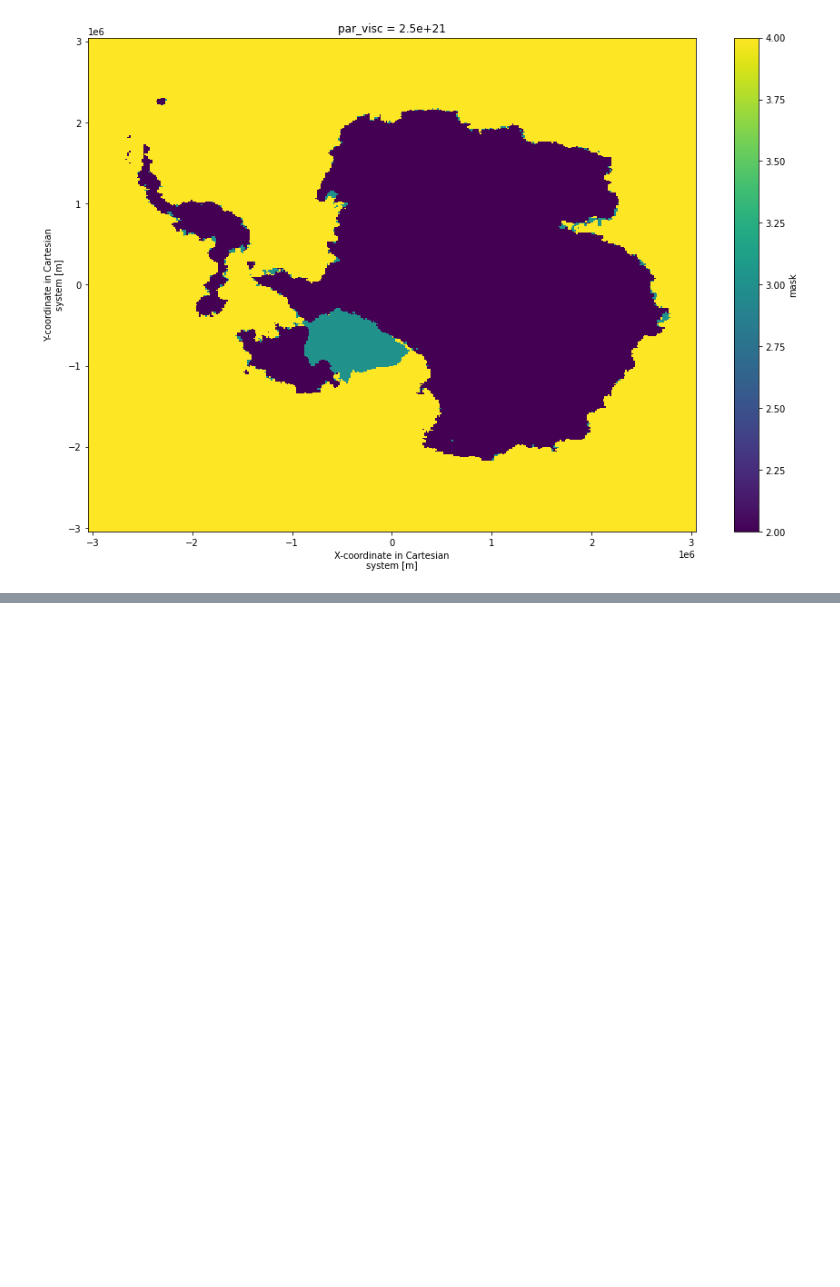
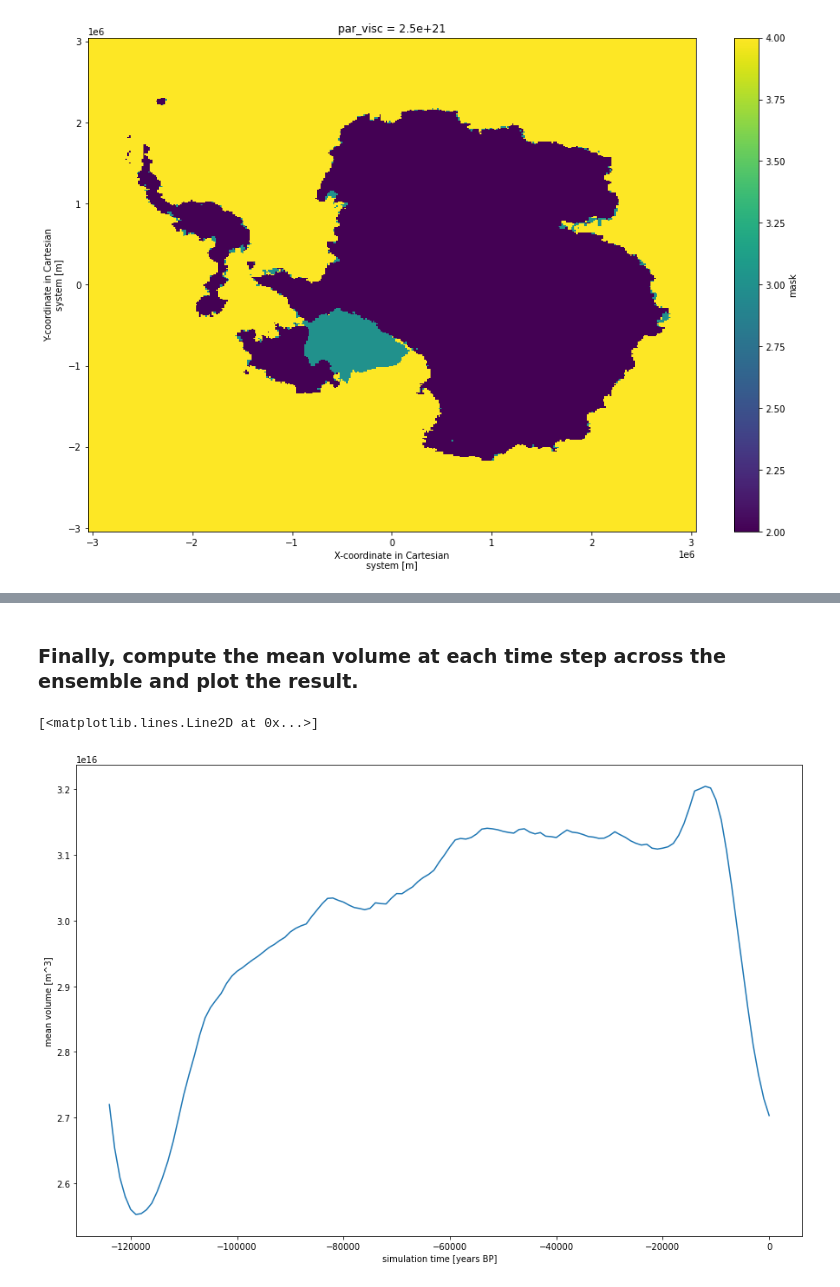
Before and after one commit to ldeo-glaciology/pangeo-glaciology-examples, a Jupyter notebook: 04_paleo_PISM.ipynb, the cells around one changed output, grey strips where cells are left out. Cells and saved outputs as stored; diff of their text form; code cells hidden in the pictures; blank space fills up the shorter version.

```diff
--- a/04_paleo_PISM.ipynb
+++ b/04_paleo_PISM.ipynb
@@ -191,0 +446,14 @@ mask_score_time_series.mask.isel(par_visc=2).max({"par_esia","par_ppq","par_prec
+# %% [markdown]
+### Finally, compute the mean volume at each time step across the ensemble and plot the result.
+# %%
+Vmean = V.mean({'par_esia','par_ppq','par_prec','par_visc'})
+Vmean.attrs['units'] = 'm^3'
+Vmean.attrs['long_name'] = 'mean volume'
+Vmean.time.attrs['long_name'] = 'simulation time'
+Vmean.time.attrs['units'] = 'years BP'
+Vmean.name = 'mean volume'
+# %%
+Vmean.plot(size=10)
+# %% [output]
+[<matplotlib.lines.Line2D at 0x...>]
+[figure, added]
```
Also changed, not shown: parts of 41 cells of this notebook.
